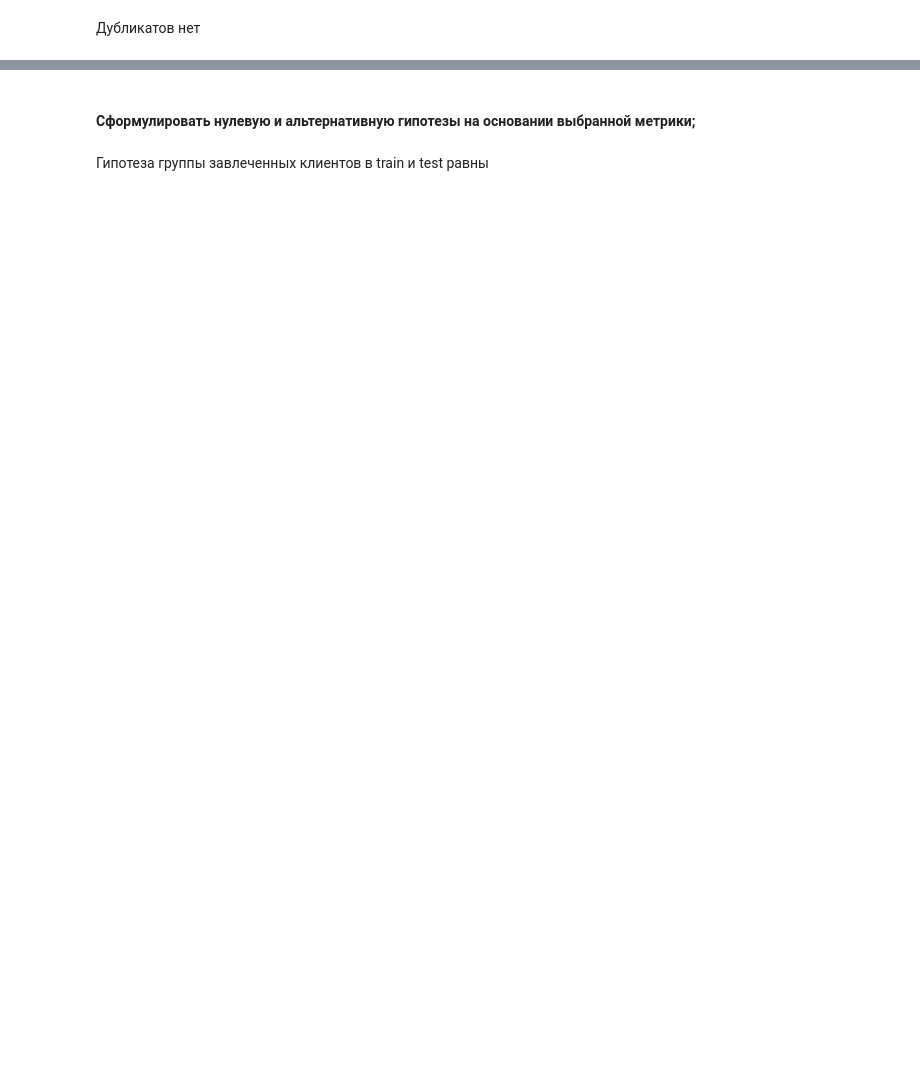
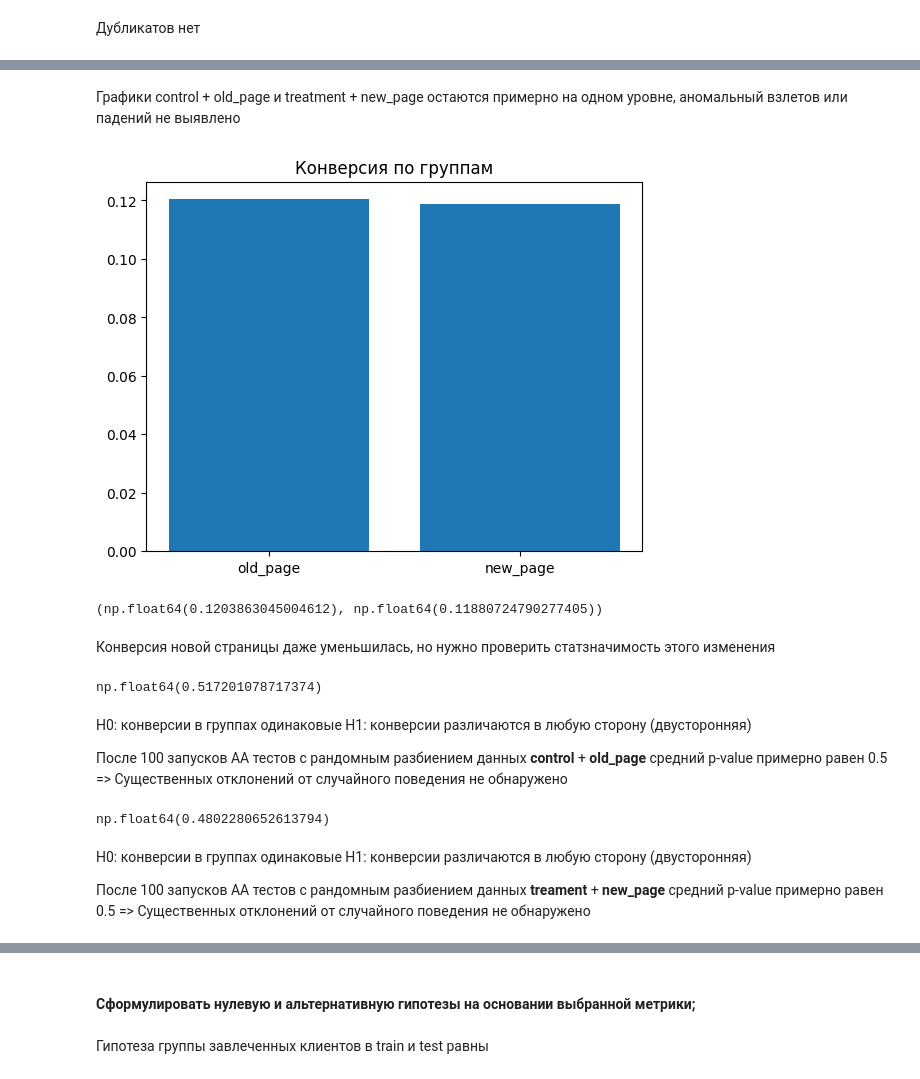
Before and after one commit to TimWHitee/gp_4_AB, a Jupyter notebook: GP_4_Statistics_Первичное.ipynb, the cells around one changed output, grey strips where cells are left out. Saved outputs shown, nothing was run; the diff lists cells and outputs as text; code cells hidden in the pictures; blank space fills up the shorter version.

```diff
--- a/GP_4_Statistics_Первичное.ipynb
+++ b/GP_4_Statistics_Первичное.ipynb
@@ -97,0 +168,74 @@ memory usage: 11.2+ MB
+# %% [markdown]
+Графики control + old_page и treatment + new_page остаются примерно на одном уровне, аномальный взлетов или падений не выявлено
+# %%
+crs = data.groupby(['group', 'landing_page'])['converted'].mean().reset_index()
+cr_old_page = crs[(crs['landing_page'] == 'old_page') & (crs['group'] == 'control')]
+cr_new_page = crs[(crs['landing_page'] == 'new_page') & (crs['group'] == 'treatment')]
+
+plt.bar(['old_page', 'new_page'], [cr_old_page['converted'].values[0], cr_new_page['converted'].values[0]])
+plt.title('Конверсия по группам')
+plt.show()
+cr_old_page['converted'].values[0], cr_new_page['converted'].values[0]
+# %% [output]
+[figure, added]
+(np.float64(0.1203863045004612), np.float64(0.11880724790277405))
+# %% [markdown]
+Конверсия новой страницы даже уменьшилась, но нужно проверить статзначимость этого изменения
+# %%
+from statsmodels.stats.proportion import proportions_ztest
+
+results = []
+
+for i in range(100):
+    df_aa = data[(data['group'] == 'control') & (data['landing_page'] == 'old_page')]
+
+    df_aa['aa_group'] = np.random.choice(['A1', 'A2'], size=len(df_aa))
+
+    a1 = df_aa[df_aa['aa_group'] == 'A1']['converted']
+    a2 = df_aa[df_aa['aa_group'] == 'A2']['converted']
+
+
+    count = [a1.sum(), a2.sum()]
+    nobs = [len(a1), len(a2)]
+
+    stat, pvalue = proportions_ztest(count, nobs)
+
+    results.append(pvalue)
+
+np.mean(np.array(results))
+# %% [output]
+np.float64(0.517201078717374)
+# %% [markdown]
+H0: конверсии в группах одинаковые
+H1: конверсии различаются в любую сторону (двусторонняя)
+
+После 100 запусков АА тестов с рандомным разбиением данных **control** + **old_page** средний p-value примерно равен 0.5 => Существенных отклонений от случайного поведения не обнаружено
+# %%
+from statsmodels.stats.proportion import proportions_ztest
+
+results = []
+
+for i in range(100):
+    df_aa = data[(data['group'] == 'treatment') & (data['landing_page'] == 'new_page')]
+
+    df_aa['aa_group'] = np.random.choice(['A1', 'A2'], size=len(df_aa))
+
+    a1 = df_aa[df_aa['aa_group'] == 'A1']['converted']
+    a2 = df_aa[df_aa['aa_group'] == 'A2']['converted']
+
+
+    count = [a1.sum(), a2.sum()]
+    nobs = [len(a1), len(a2)]
+
+    stat, pvalue = proportions_ztest(count, nobs)
+
+    results.append(pvalue)
+
+np.mean(np.array(results))
+# %% [output]
+np.float64(0.4802280652613794)
+# %% [markdown]
+H0: конверсии в группах одинаковые
+H1: конверсии различаются в любую сторону (двусторонняя)
+
+После 100 запусков АА тестов с рандомным разбиением данных **treament** + **new_page** средний p-value примерно равен 0.5 => Существенных отклонений от случайного поведения не обнаружено
```
Also changed, not shown: parts of 12 cells of this notebook, 2 other files.
